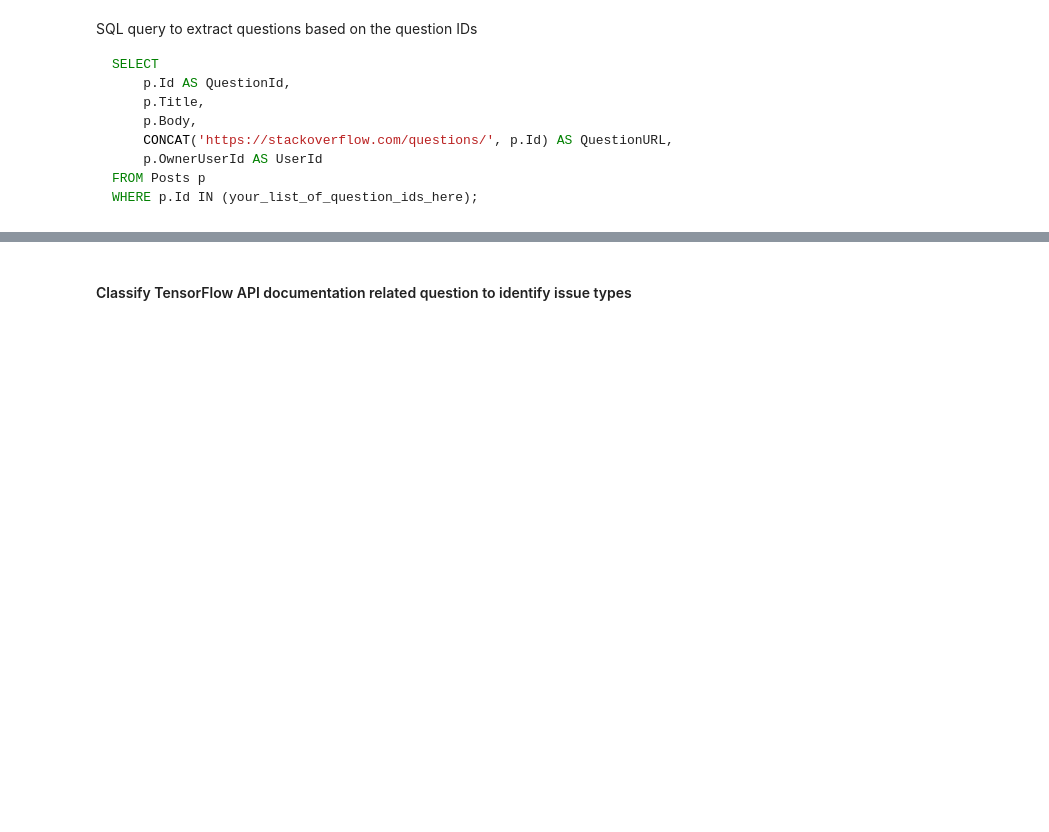
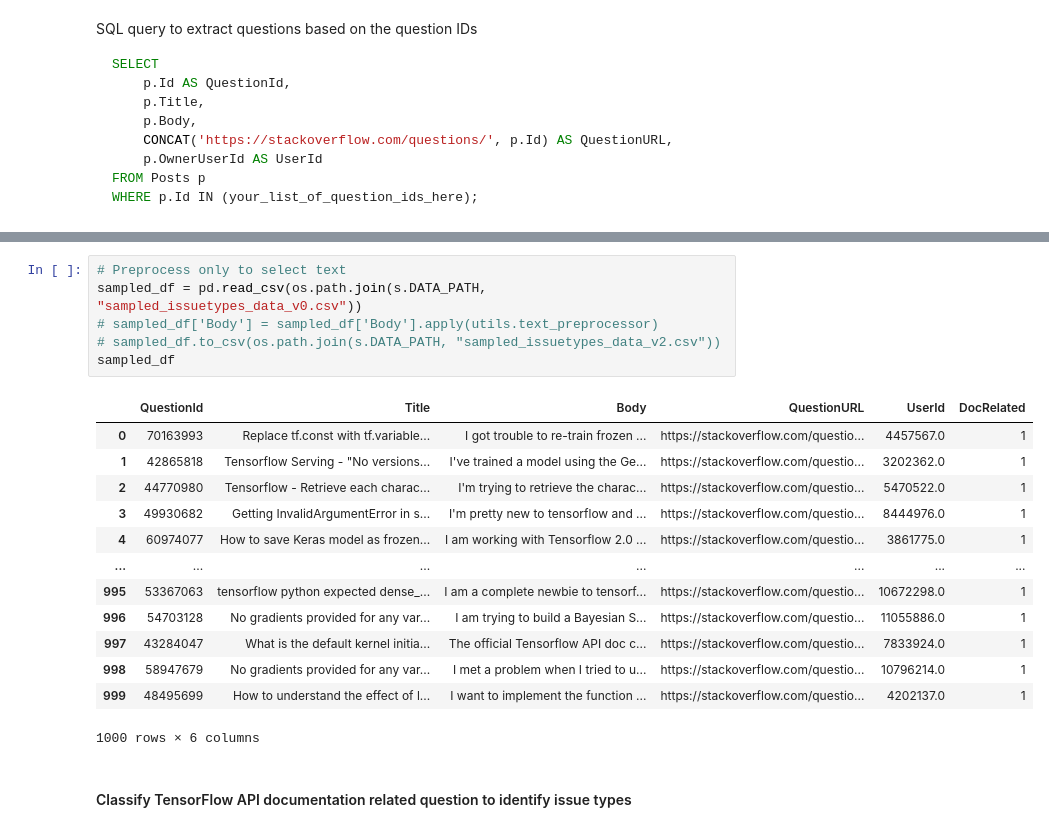
Before and after one commit to sharukat/docchameleon, a Jupyter notebook: doc_customizer_llm/customizer.ipynb, the cells around one changed output, grey strips where cells are left out. Saved outputs shown, nothing was run; the diff lists cells and outputs as text; blank space fills up the shorter version.

```diff
--- a/doc_customizer_llm/customizer.ipynb
+++ b/doc_customizer_llm/customizer.ipynb
@@ -261,3 +280,23 @@ Name: count, dtype: int64
+# %%
+# Preprocess only to select text
+sampled_df = pd.read_csv(os.path.join(s.DATA_PATH, "sampled_issuetypes_data_v0.csv"))
+# sampled_df['Body'] = sampled_df['Body'].apply(utils.text_preprocessor)
+# sampled_df.to_csv(os.path.join(s.DATA_PATH, "sampled_issuetypes_data_v2.csv"))
+sampled_df
+# %% [output]
+|  | QuestionId | Title | Body | QuestionURL | UserId | DocRelated |
+| 0 | 70163993 | Replace tf.const with tf.variable... | I got trouble to re-train frozen ... | https://stackoverflow.com/questio... | 4457567.0 | 1 |
+| 1 | 42865818 | Tensorflow Serving - "No versions... | I've trained a model using the Ge... | https://stackoverflow.com/questio... | 3202362.0 | 1 |
+| 2 | 44770980 | Tensorflow - Retrieve each charac... | I'm trying to retrieve the charac... | https://stackoverflow.com/questio... | 5470522.0 | 1 |
+| 3 | 49930682 | Getting InvalidArgumentError in s... | I'm pretty new to tensorflow and ... | https://stackoverflow.com/questio... | 8444976.0 | 1 |
+| 4 | 60974077 | How to save Keras model as frozen... | I am working with Tensorflow 2.0 ... | https://stackoverflow.com/questio... | 3861775.0 | 1 |
+| ... | ... | ... | ... | ... | ... | ... |
+| 995 | 53367063 | tensorflow python expected dense_... | I am a complete newbie to tensorf... | https://stackoverflow.com/questio... | 10672298.0 | 1 |
+| 996 | 54703128 | No gradients provided for any var... | I am trying to build a Bayesian S... | https://stackoverflow.com/questio... | 11055886.0 | 1 |
+| 997 | 43284047 | What is the default kernel initia... | The official Tensorflow API doc c... | https://stackoverflow.com/questio... | 7833924.0 | 1 |
+| 998 | 58947679 | No gradients provided for any var... | I met a problem when I tried to u... | https://stackoverflow.com/questio... | 10796214.0 | 1 |
+| 999 | 48495699 | How to understand the effect of l... | I want to implement the function ... | https://stackoverflow.com/questio... | 4202137.0 | 1 |
+1000 rows × 6 columns
 # %% [markdown]
 #### Classify TensorFlow API documentation related question to identify issue types
 # %% [markdown]
```
Also changed, not shown: parts of 14 cells of this notebook, 18 other files.
